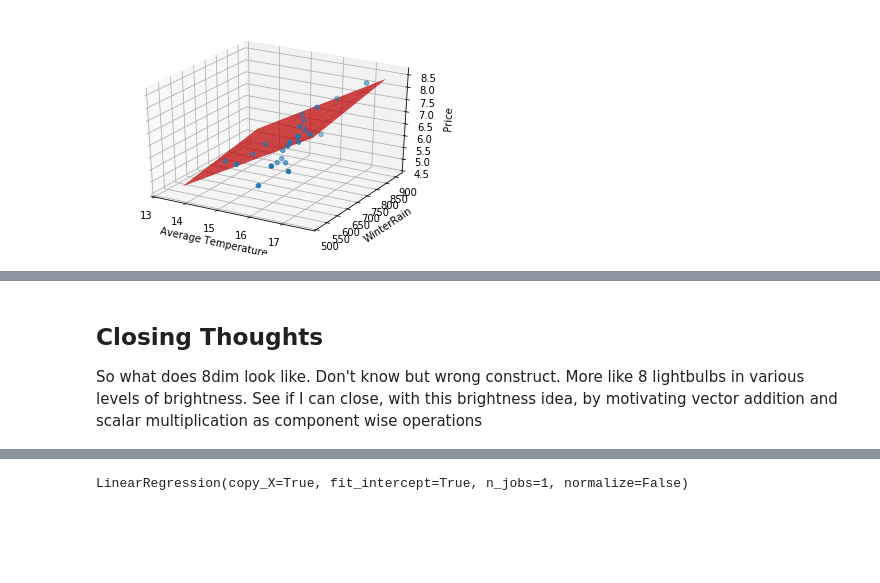
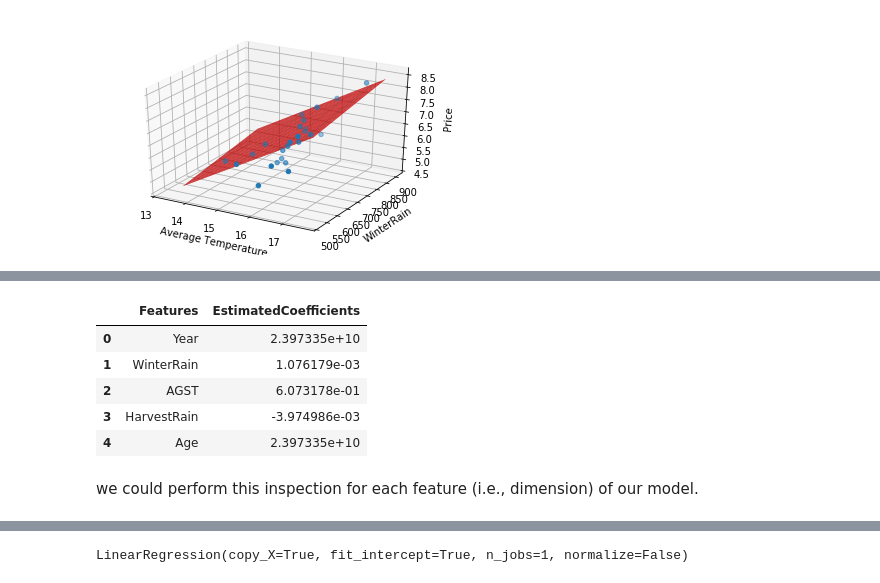
Before and after one commit to jowenthomas/linear-algebra-applications, a Jupyter notebook: higher-dimensions-and-linear-regression/higher-dimensions-and-linear-regression.ipynb, the cells around one changed output, grey strips where cells are left out. Drawn from its saved outputs; the diff is of its cells as text; code cells hidden in the pictures; blank space fills up the shorter version.

Commit message:
final draft of higher dimension

```diff
--- a/higher-dimensions-and-linear-regression/higher-dimensions-and-linear-regression.ipynb
+++ b/higher-dimensions-and-linear-regression/higher-dimensions-and-linear-regression.ipynb
@@ -212,3 +203,11 @@ end by bringing vector notation into the model by observing the repetition in b0
-# %% [markdown]
-<h2>Closing Thoughts</h2>
-So what does 8dim look like.  Don't know but wrong construct.  More like 8 lightbulbs in various levels of brightness.  See if I can close, with this brightness idea, by motivating vector addition and scalar multiplication as component wise operations
+# %%
+pd.DataFrame(list(zip(x1.columns, lm.coef_)), columns=["Features","EstimatedCoefficients"])
+# %% [output]
+|  | Features | EstimatedCoefficients |
+| 0 | Year | 2.397335e+10 |
+| 1 | WinterRain | 1.076179e-03 |
+| 2 | AGST | 6.073178e-01 |
+| 3 | HarvestRain | -3.974986e-03 |
+| 4 | Age | 2.397335e+10 |
+# %% [markdown]
+we could perform this inspection for each feature (i.e., dimension) of our model.
```
Also changed, not shown: parts of 20 cells of this notebook.
